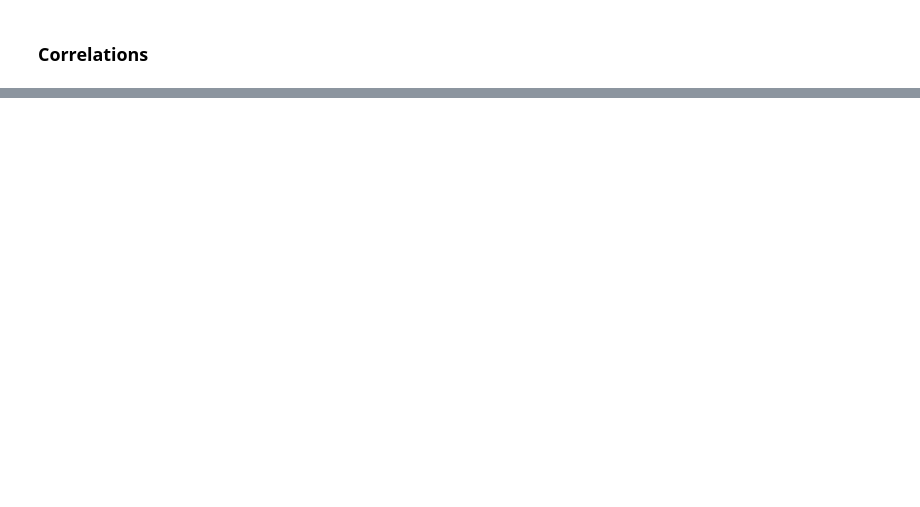
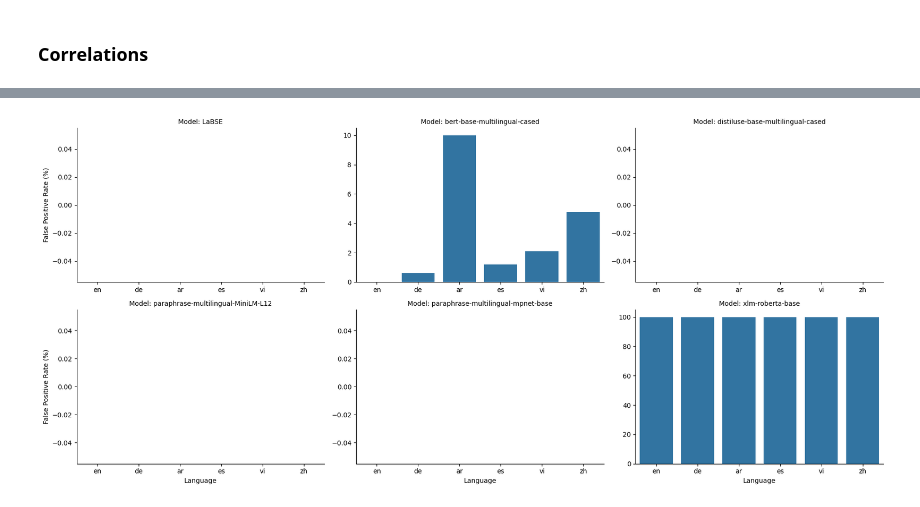
Before and after one commit to dkoterwa/master_thesis, a Jupyter notebook: notebooks/results_analysis.ipynb, the cells around one changed output, grey strips where cells are left out. Cells and saved outputs as stored; diff of their text form; code cells hidden in the pictures; blank space fills up the shorter version.

```diff
--- a/notebooks/results_analysis.ipynb
+++ b/notebooks/results_analysis.ipynb
@@ -160,10 +146,0 @@ No artists with labels found to put in legend.  Note that artists whose label st
-# %%
-def plot_language_fprs(language_fprs):
-    plt.figure(figsize=(10, 6))
-    plt.bar(language_fprs.keys(), language_fprs.values(), color="skyblue")
-    plt.xlabel("Language")
-    plt.ylabel("False Positive Rate (%)")
-    plt.title("False Positive Rate by Language")
-    plt.xticks(rotation=45, ha="right")
-    plt.tight_layout()
-    plt.show()
@@ -232,0 +208,5 @@ plot_fpr_for_specific_thresholds_multiple_languages(results, target_languages)
+# %%
+fpr_df_languages_models = fpr_for_specific_languages_models(full_results_mlqa)
+plot_language_fprs(fpr_df_languages_models)
+# %% [output]
+[figure, added]
```
Also changed, not shown: parts of 54 cells of this notebook, 3 other files.
